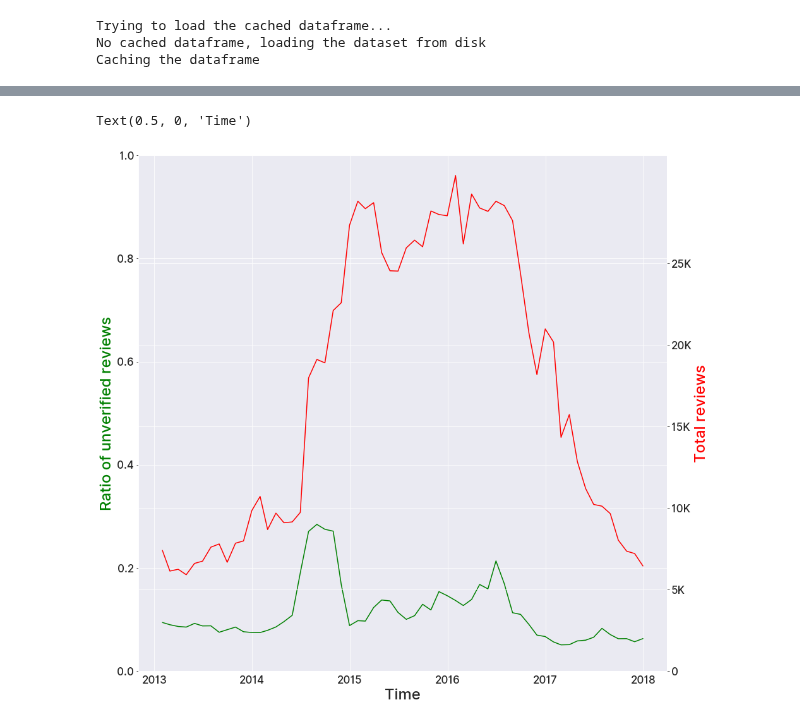
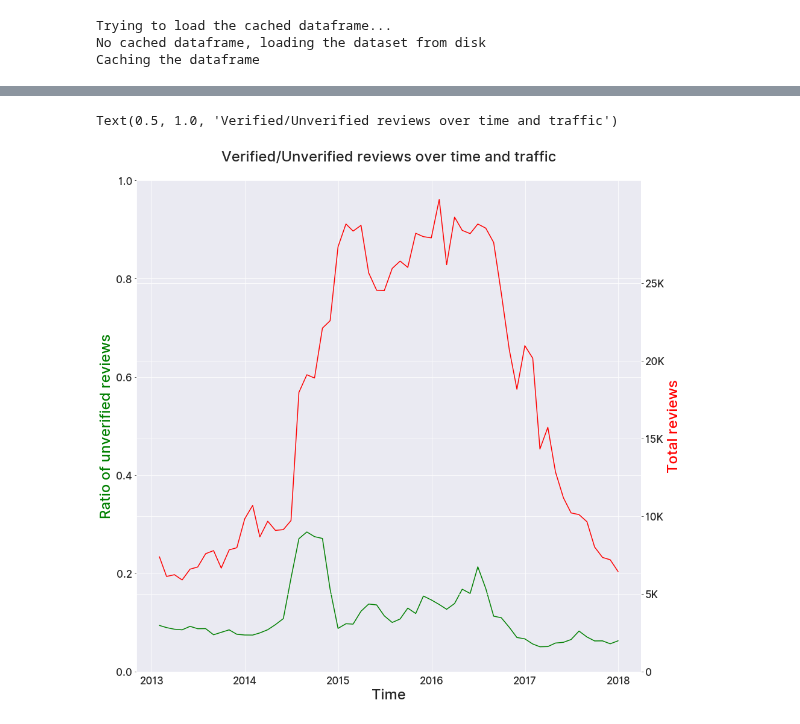
Before and after one commit to avivace/reviews-sentiment, a Jupyter notebook: scripts/exploration2.ipynb, the cells around one changed output, grey strips where cells are left out. Saved outputs shown, nothing was run; the diff lists cells and outputs as text; code cells hidden in the pictures.

```diff
--- a/scripts/exploration2.ipynb
+++ b/scripts/exploration2.ipynb
@@ -103,35 +101,38 @@ ax2.set_yticklabels(["0", "5K", "10K", "15K", "20K", "25K"])
 
 # Reset the figure
 fig, ax1 = plt.subplots(figsize=(15, 15))
 
 # Limit our time series to 2013-2017
 df2 = df[(df['unixReviewTime'] > '2013-1-1') & (df['unixReviewTime'] <= '2017-12-31')]
 
 # Get and group the unverified reviews
 timegroupedF = df2.loc[df2['verified']==False].groupby(Grouper(key='unixReviewTime', freq='1M'))
 
 # Get and group every review
 timegroupedT = df2.groupby(Grouper(key='unixReviewTime', freq='1M'))
 
 # Compute and plot Unverified / Total Ratio (Time Series)
 ax1.plot(timegroupedF.size() / timegroupedT.size(), color="green")
 
 # We're plotting in the same time series
 ax2 = ax1.twinx()
 
 # Plot total amount of Reviews, per month
 ax2.plot(timegroupedT.size(), color="red")
 
 # Style the figure and tune the axis ranges
 ax2.set_yticks([0, 5000, 10000, 15000,20000,25000])
 ax2.set_yticklabels(["0", "5K", "10K", "15K", "20K", "25K"])
 ax1.set_ylim([0,1])
 ax2.set_ylabel('Total reviews', color="red", size=24, fontweight=500)
 ax1.set_ylabel('Ratio of unverified reviews', color="green", size=24, fontweight=500)
 ax1.set_xlabel('Time', size=24, fontweight=500)
+
+# Set title
+ax1.set_title('Verified - Unverified reviews over time and traffic', fontsize=24, fontweight=500, pad=32)
 # %% [output]
-Text(0.5, 0, 'Time')
+Text(0.5, 1.0, 'Verified/Unverified reviews over time and traffic')
-[figure, old version]
+[figure, new version]
 # %%
 # Time series Figure 3:
 
```
Also changed, not shown: parts of 2 cells of this notebook.
